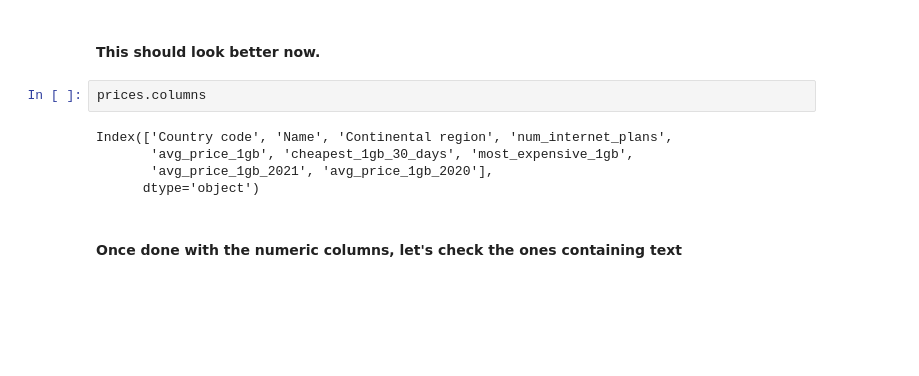
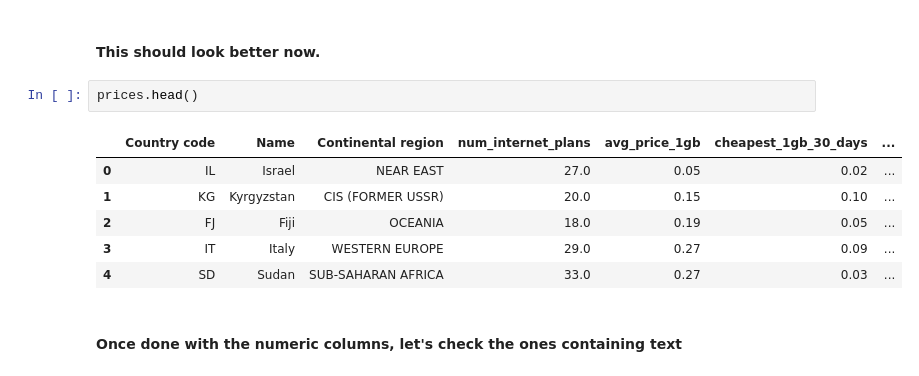
Before and after one commit to ManuelEspitia1/cerebro, a Jupyter notebook: webproject.ipynb, the cells around one changed output. Cells and saved outputs as stored; diff of their text form; blank space fills up the shorter version.

```diff
--- a/webproject.ipynb
+++ b/webproject.ipynb
@@ -140,12 +148,14 @@ prices.rename({'NO. OF Internet Plans ':'num_internet_plans','Average price of 1
 # %% [markdown]
 #### This should look better now.
 # %%
-prices.columns
+prices.head()
 # %% [output]
-Index(['Country code', 'Name', 'Continental region', 'num_internet_plans',
-       'avg_price_1gb', 'cheapest_1gb_30_days', 'most_expensive_1gb',
-       'avg_price_1gb_2021', 'avg_price_1gb_2020'],
-      dtype='object')
+|  | Country code | Name | Continental region | num_internet_plans | avg_price_1gb | cheapest_1gb_30_days | ... |
+| 0 | IL | Israel | NEAR EAST | 27.0 | 0.05 | 0.02 | ... |
+| 1 | KG | Kyrgyzstan | CIS (FORMER USSR) | 20.0 | 0.15 | 0.10 | ... |
+| 2 | FJ | Fiji | OCEANIA | 18.0 | 0.19 | 0.05 | ... |
+| 3 | IT | Italy | WESTERN EUROPE | 29.0 | 0.27 | 0.09 | ... |
+| 4 | SD | Sudan | SUB-SAHARAN AFRICA | 33.0 | 0.27 | 0.03 | ... |
 # %% [markdown]
 #### Once done with the numeric columns, let's check the ones containing text
 # %%
```
Also changed, not shown: parts of 25 cells of this notebook.
